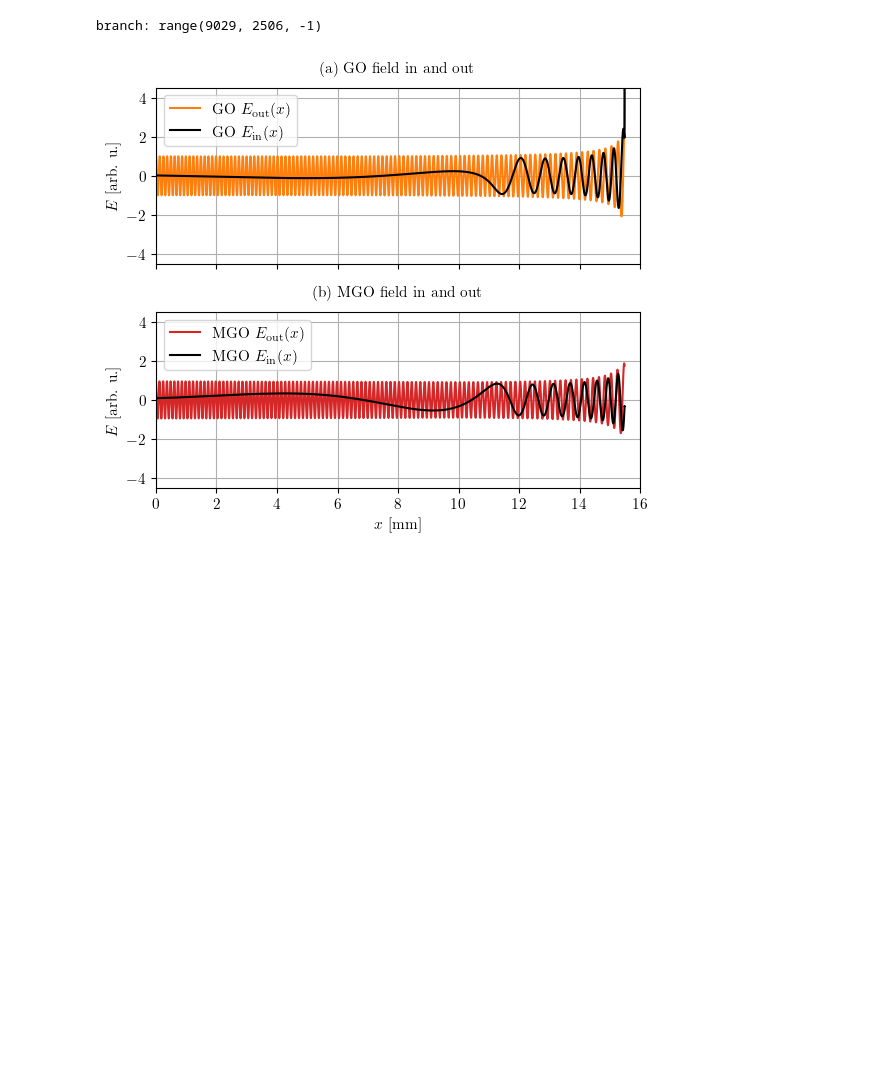
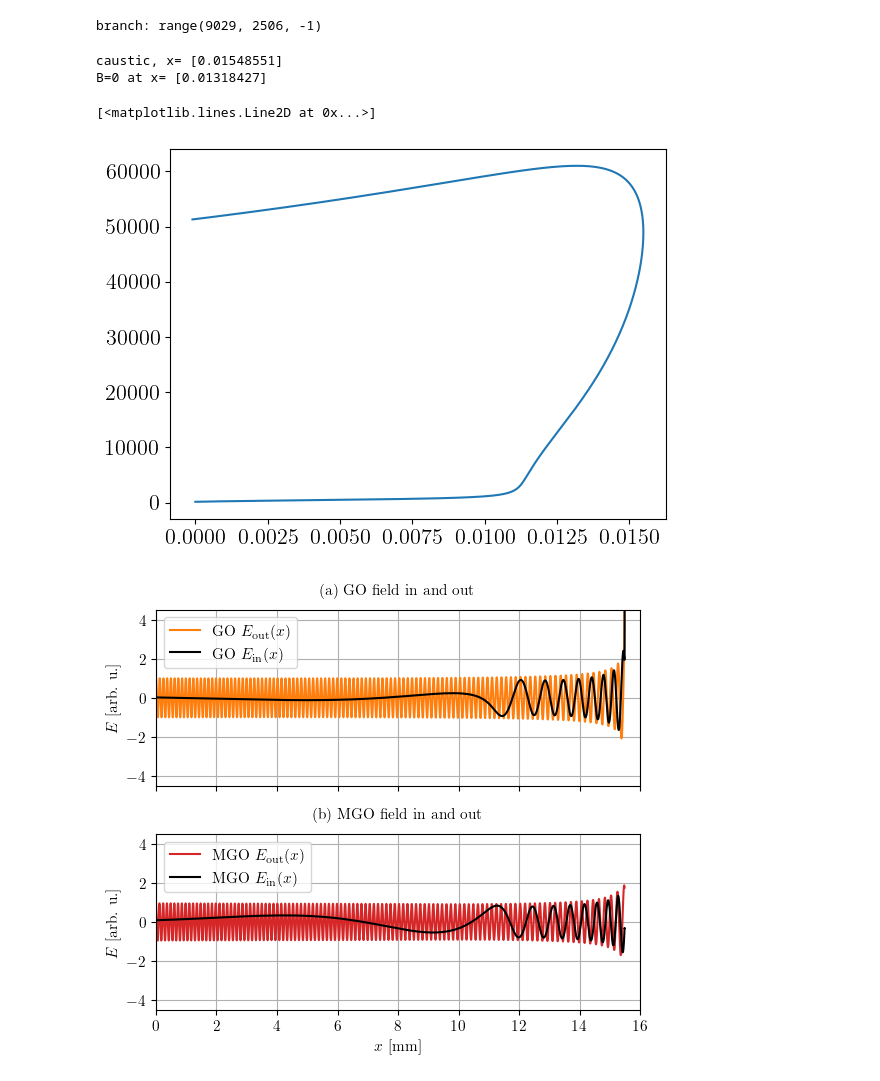
Before and after one commit to runehoejlund/plasma-ray-tracer, a Jupyter notebook: MGO/mgo_ex_X_EBW_at_UH.ipynb, the cells around one changed output. Drawn from its saved outputs; the diff is of its cells as text; code cells hidden in the pictures; blank space fills up the shorter version.

```diff
--- a/MGO/mgo_ex_X_EBW_at_UH.ipynb
+++ b/MGO/mgo_ex_X_EBW_at_UH.ipynb
@@ -252,4 +260,14 @@ for plot_name in plot_names:
     go_results.append({'field': field, 't': t, 'xs': xs, 'ks': ks, 'zs': zs, 'nt': nt, 'x0': x0, 'k0': k0, 'const_T': const_T, 'branch_masks': branch_masks, 'ray_field': ray_field})
 # %% [output]
 branch: range(9029, 2506, -1)
+# %%
+j = fd.grad(xs.squeeze(), t)
+print('caustic, x=', xs[np.argmin(np.abs(j))],
+      '\nB=0 at x=', xs[np.argmin(np.abs(S[:, 0, 1]))])
+plt.plot(xs, ks)
+# %% [output]
+caustic, x= [0.01548551]
+B=0 at x= [0.01318427]
+[<matplotlib.lines.Line2D at 0x...>]
+[figure, added]
 # %%
```
Also changed, not shown: parts of 6 cells of this notebook, 1 other file.
